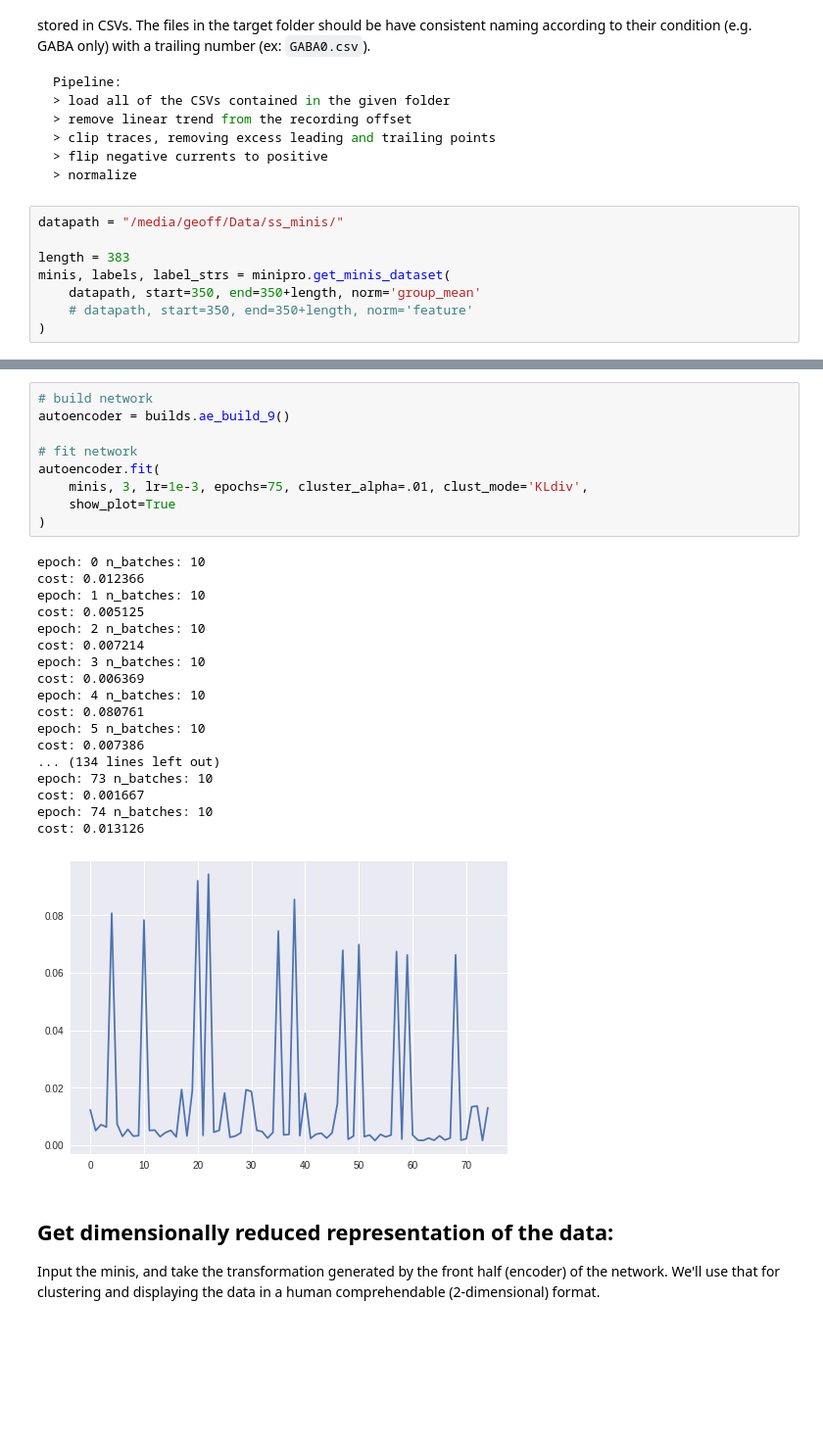
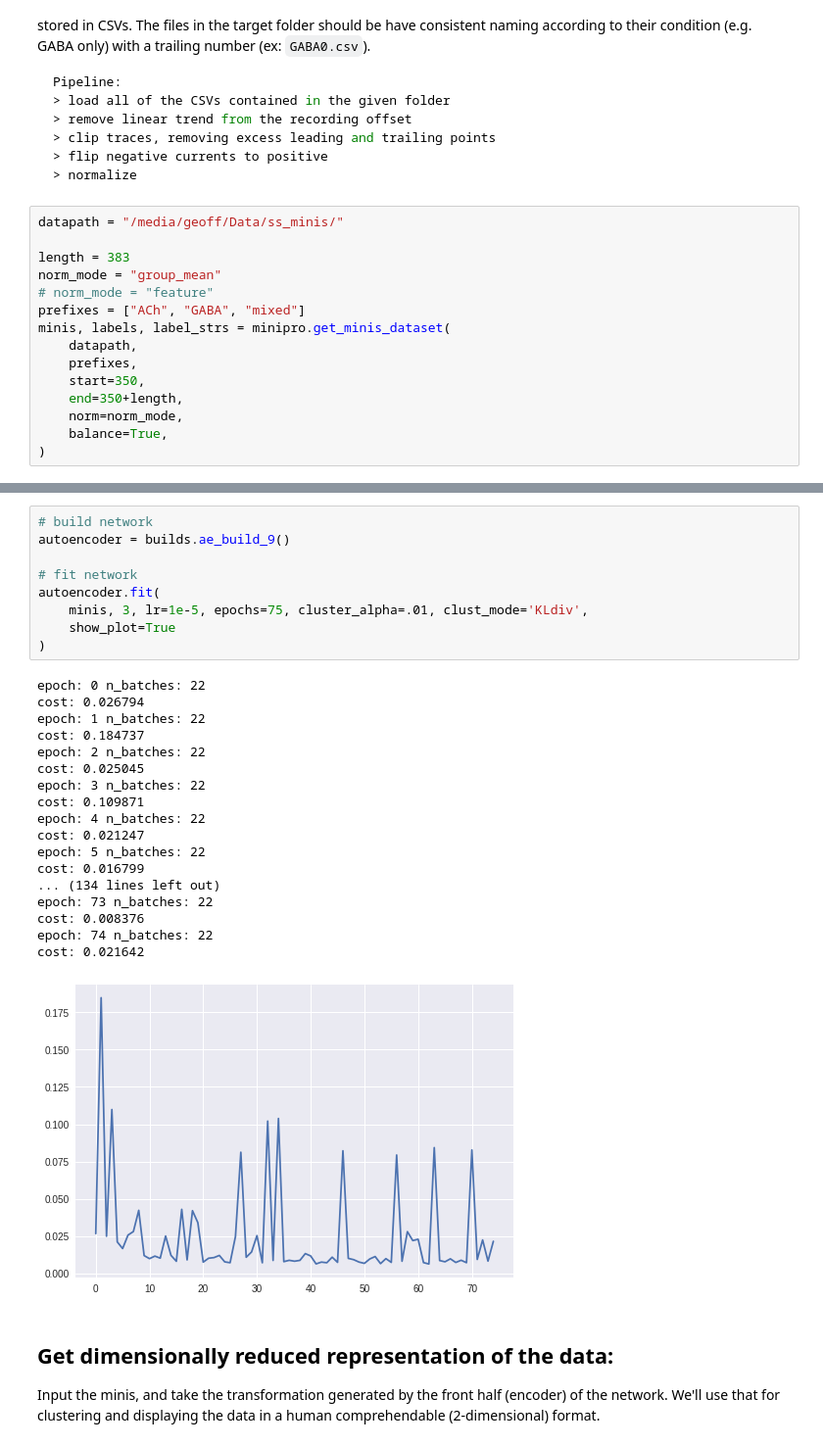
Before and after one commit to geoffder/python-analysis, a Jupyter notebook: cluster_notebook/conv1d_cluster_note.ipynb, the cells around one changed output, grey strips where cells are left out. Shown at 98% size. Cells and saved outputs as stored; diff of their text form; blank space fills up the shorter version.

```diff
--- a/cluster_notebook/conv1d_cluster_note.ipynb
+++ b/cluster_notebook/conv1d_cluster_note.ipynb
@@ -37,9 +37,16 @@ Pipeline:
 datapath = "/media/geoff/Data/ss_minis/"
 
 length = 383
+norm_mode = "group_mean"
+# norm_mode = "feature"
+prefixes = ["ACh", "GABA", "mixed"]
 minis, labels, label_strs = minipro.get_minis_dataset(
-    datapath, start=350, end=350+length, norm='group_mean'
-    # datapath, start=350, end=350+length, norm='feature'
+    datapath,
+    prefixes,
+    start=350,
+    end=350+length,
+    norm=norm_mode,
+    balance=True,
 )
 # %% [markdown]
 ## Build covolutional clustering encoder network, and fit:
@@ -61,31 +68,31 @@ The cost function used to train the network is a weighted combination of the mea
 # %%
 # build network
 autoencoder = builds.ae_build_9()
 
 # fit network
 autoencoder.fit(
-    minis, 3, lr=1e-3, epochs=75, cluster_alpha=.01, clust_mode='KLdiv',
+    minis, 3, lr=1e-5, epochs=75, cluster_alpha=.01, clust_mode='KLdiv',
     show_plot=True
 )
 # %% [output]
-epoch: 0 n_batches: 10
-cost: 0.012366
-epoch: 1 n_batches: 10
-cost: 0.005125
-epoch: 2 n_batches: 10
-cost: 0.007214
-epoch: 3 n_batches: 10
-cost: 0.006369
-epoch: 4 n_batches: 10
-cost: 0.080761
-epoch: 5 n_batches: 10
-cost: 0.007386
+epoch: 0 n_batches: 22
+cost: 0.026794
+epoch: 1 n_batches: 22
+cost: 0.184737
+epoch: 2 n_batches: 22
+cost: 0.025045
+epoch: 3 n_batches: 22
+cost: 0.109871
+epoch: 4 n_batches: 22
+cost: 0.021247
+epoch: 5 n_batches: 22
+cost: 0.016799
 ... (134 lines left out)
-epoch: 73 n_batches: 10
-cost: 0.001667
-epoch: 74 n_batches: 10
-cost: 0.013126
+epoch: 73 n_batches: 22
+cost: 0.008376
+epoch: 74 n_batches: 22
+cost: 0.021642
-[figure, old version]
+[figure, new version]
 # %% [markdown]
 ## Get dimensionally reduced representation of the data:
 Input the minis, and take the transformation generated by the front half (encoder) of the network. We'll use that for clustering and displaying the data in a human comprehendable (2-dimensional) format.
```
Also changed, not shown: parts of 17 cells of this notebook, 4 other files.
